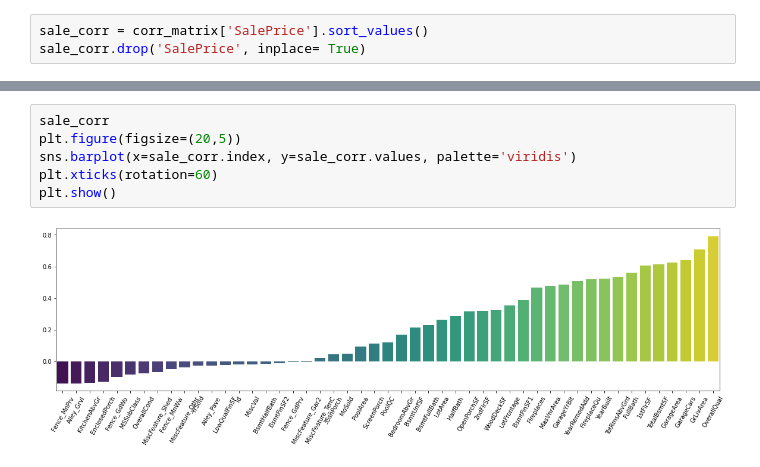
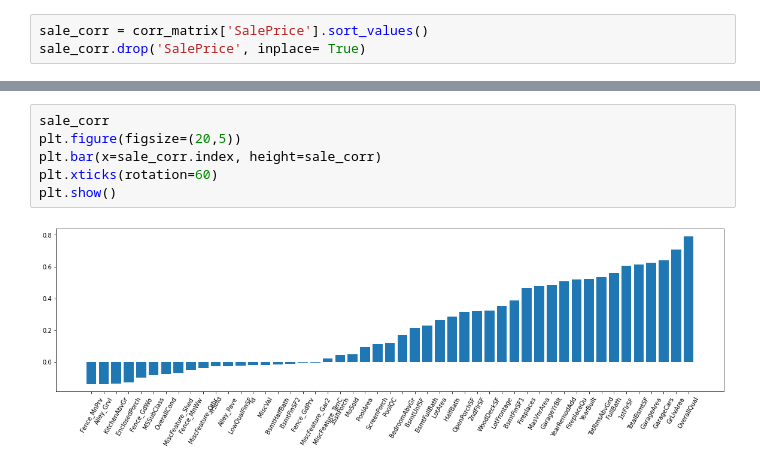
Before and after one commit to ahmetpergamum/datascience, a Jupyter notebook: 04_eda_project_house_prices/eda_house_prices.ipynb, the cells around one changed output, grey strips where cells are left out. Saved outputs shown, nothing was run; the diff lists cells and outputs as text.

```diff
--- a/04_eda_project_house_prices/eda_house_prices.ipynb
+++ b/04_eda_project_house_prices/eda_house_prices.ipynb
@@ -574,8 +574,8 @@ Name: SalePrice, dtype: float64
 # %%
 sale_corr
 plt.figure(figsize=(20,5))
-sns.barplot(x=sale_corr.index, y=sale_corr.values, palette='viridis')
+plt.bar(x=sale_corr.index, height=sale_corr)
 plt.xticks(rotation=60)
 plt.show()
 # %% [output]
-[figure, old version]
+[figure, new version]
```
